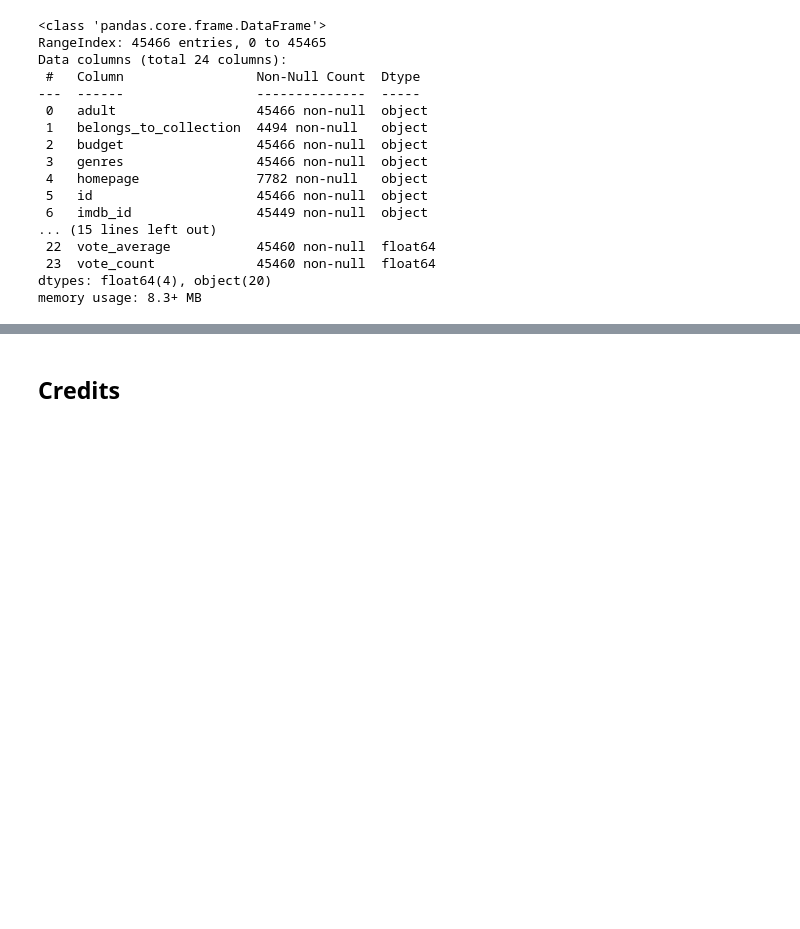
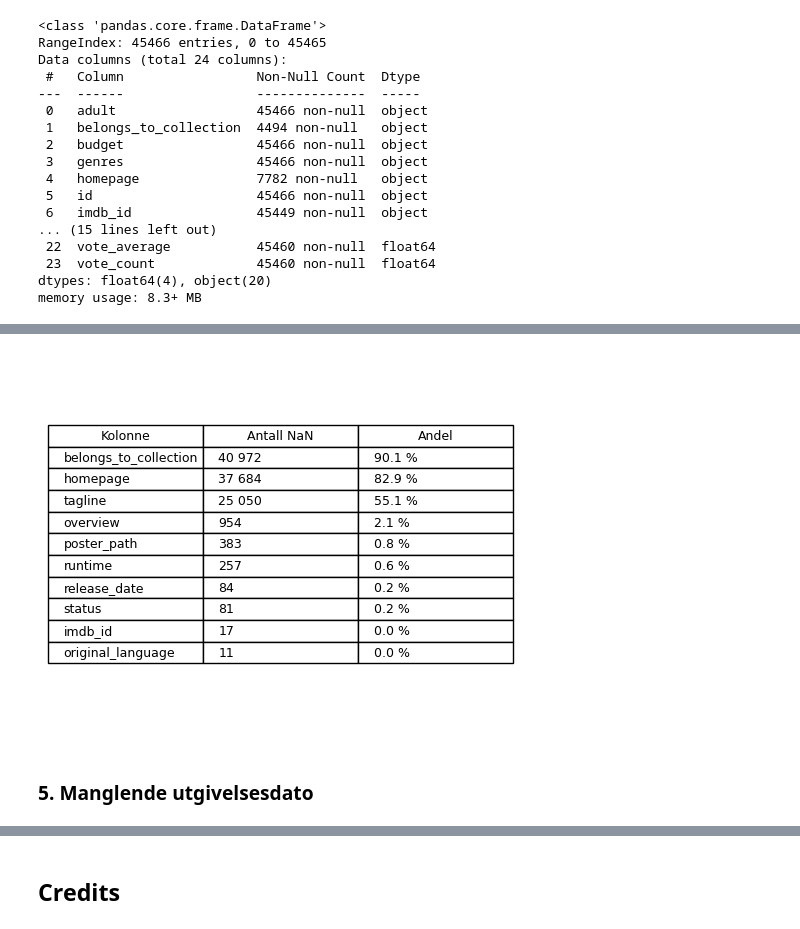
Before and after one commit to didrikjensen/sdd_assignment_3, a Jupyter notebook: eda.ipynb, the cells around one changed output, grey strips where cells are left out. Drawn from its saved outputs; the diff is of its cells as text; code cells hidden in the pictures; blank space fills up the shorter version.

```diff
--- a/eda.ipynb
+++ b/eda.ipynb
@@ -146,0 +256,22 @@ memory usage: 8.3+ MB
+# %%
+# Tabell over manglende verdier (NaN) etter reparasjonen, lagret som figur til rapporten
+import os
+os.makedirs("claude_output/figures", exist_ok=True)
+
+manglende = df_movie_metadata.isna().sum()
+manglende = manglende[manglende > 0].sort_values(ascending=False)
+rader = [[kolonne, f"{antall:,}".replace(",", " "), f"{antall / len(df_movie_metadata) * 100:.1f} %"]
+         for kolonne, antall in manglende.items()]
+
+fig, ax = plt.subplots(figsize=(6, 0.4 * len(rader) + 0.8))
+ax.axis("off")
+tabell = ax.table(cellText=rader, colLabels=["Kolonne", "Antall NaN", "Andel"], loc="center", cellLoc="left")
+tabell.auto_set_font_size(False)
+tabell.set_fontsize(9)
+tabell.scale(1, 1.3)
+plt.savefig("claude_output/figures/eda_tabell_manglende.png", dpi=200, bbox_inches="tight")
+plt.show()
+# %% [output]
+[figure, added]
+# %% [markdown]
+### 5. Manglende utgivelsesdato
```
Also changed, not shown: parts of 164 cells of this notebook, 4 other files.
